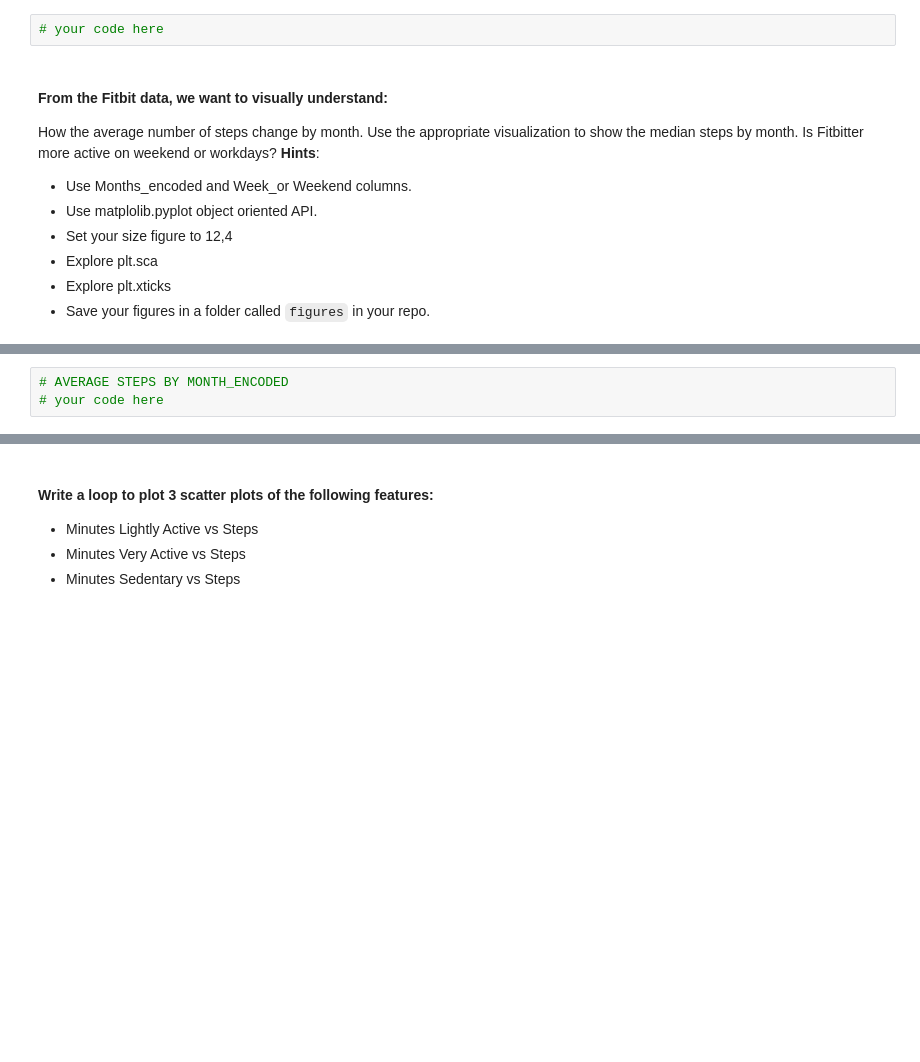
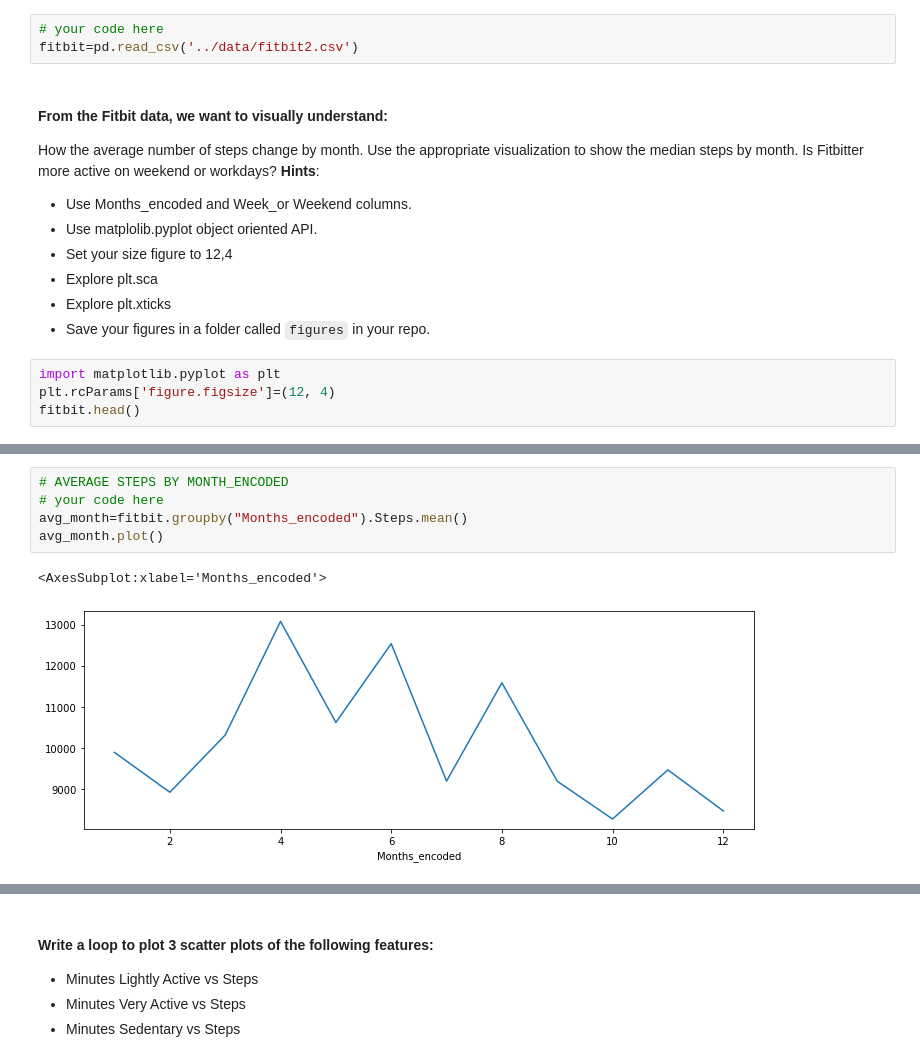
Before and after one commit to Ironhack-Data-Madrid-Mayo-2022/5.2-lab-matplotlib-seaborn, a Jupyter notebook: your-code/main.ipynb, the cells around one changed output, grey strips where cells are left out. Drawn from its saved outputs; the diff is of its cells as text; blank space fills up the shorter version.

```diff
--- a/your-code/main.ipynb
+++ b/your-code/main.ipynb
@@ -13,6 +18,7 @@ import numpy as np
 * table: `fitbit2`
 # %%
 # your code here
+fitbit=pd.read_csv('../data/fitbit2.csv')
 # %% [markdown]
 #### From the Fitbit data, we want to visually understand:
 
@@ -25,3 +31,7 @@ How the average number of steps change by month. Use the appropriate visualizati
 * Explore plt.sca
 * Explore plt.xticks
 * Save your figures in a folder called `figures` in your repo.
+# %%
+import matplotlib.pyplot as plt
+plt.rcParams['figure.figsize']=(12, 4)
+fitbit.head()
@@ -28,6 +46,11 @@ How the average number of steps change by month. Use the appropriate visualizati
 # %%
 # AVERAGE STEPS BY MONTH_ENCODED
 # your code here
+avg_month=fitbit.groupby("Months_encoded").Steps.mean()
+avg_month.plot()
+# %% [output]
+<AxesSubplot:xlabel='Months_encoded'>
+[figure, added]
 # %%
 # AVERAGE STEPS BY WORK_OR_WEEKEND
 # your code here
```
Also changed, not shown: parts of 38 cells of this notebook, 1 other file.
